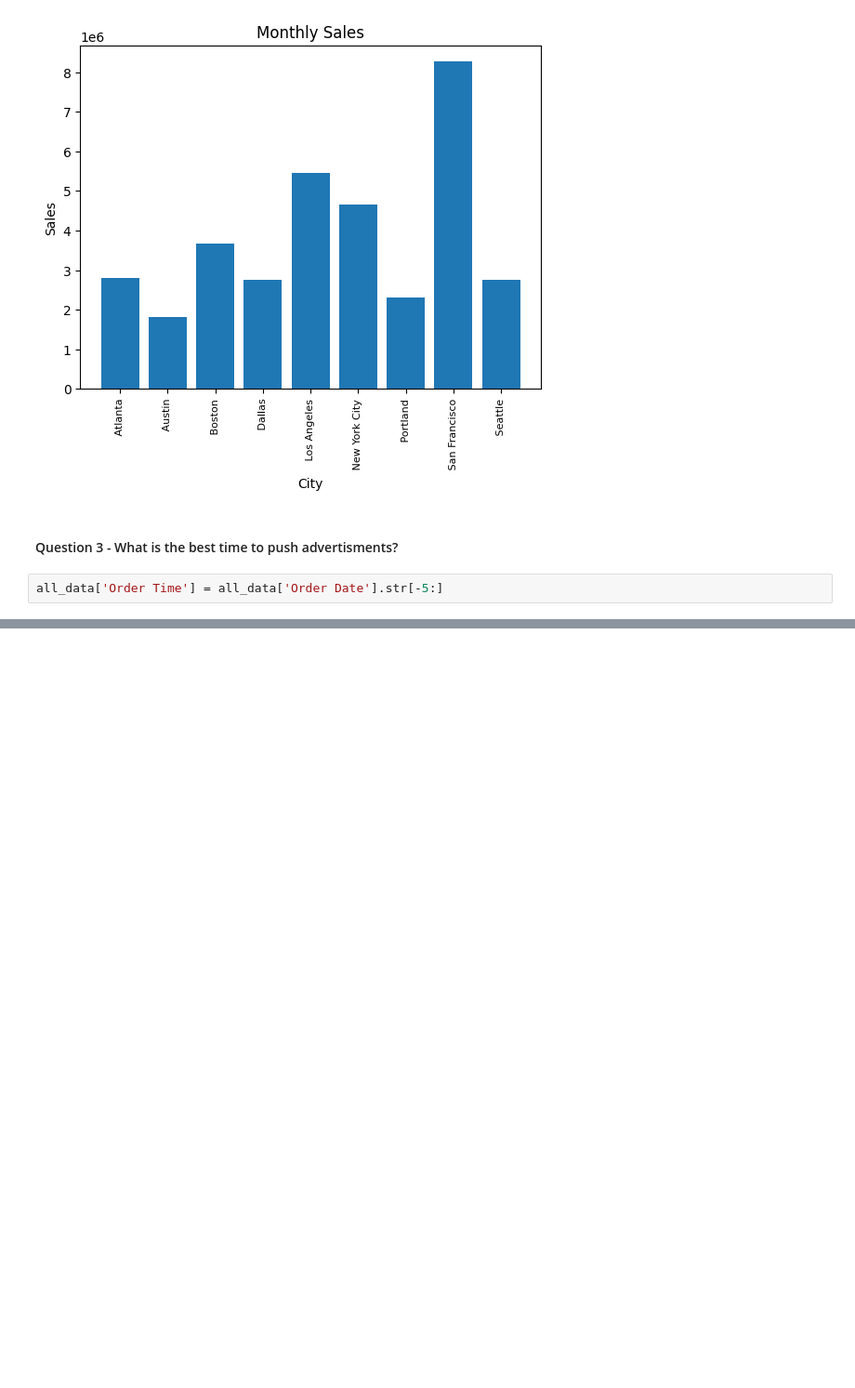
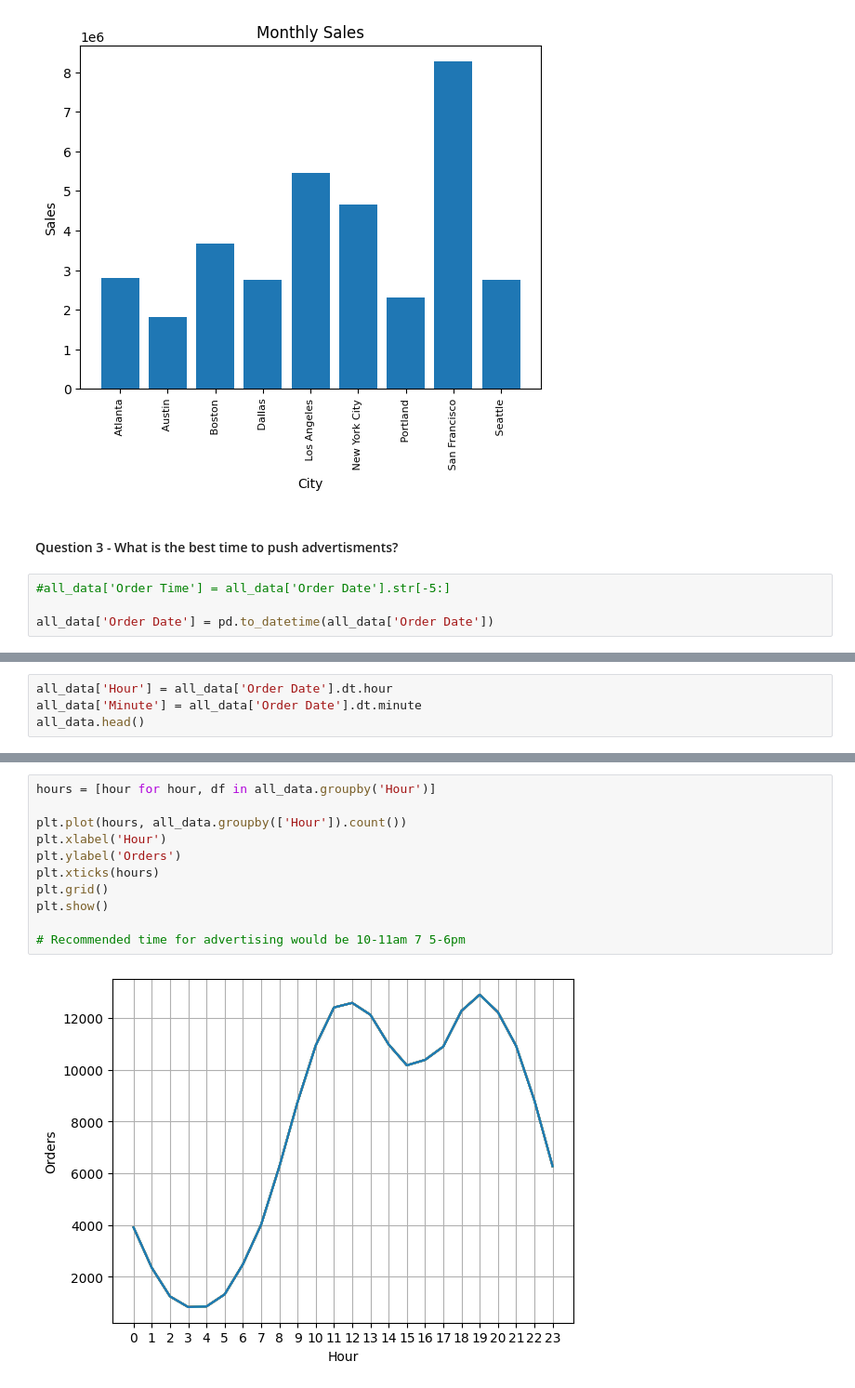
Before and after one commit to daveysull/Sales_Analysis, a Jupyter notebook: Sales_Analysis.ipynb, the cells around one changed output, grey strips where cells are left out. Shown at 93% size. Cells and saved outputs as stored; diff of their text form; blank space fills up the shorter version.

Commit message:
Advertising Hours

```diff
--- a/Sales_Analysis.ipynb
+++ b/Sales_Analysis.ipynb
@@ -178,7 +178,9 @@ plt.show()
 # %% [markdown]
 #### Question 3 - What is the best time to push advertisments?
 # %%
-all_data['Order Time'] = all_data['Order Date'].str[-5:]
+#all_data['Order Time'] = all_data['Order Date'].str[-5:]
+
+all_data['Order Date'] = pd.to_datetime(all_data['Order Date'])
 # %% [output]
 A value is trying to be set on a copy of a slice from a DataFrame.
 Try using .loc[row_indexer,col_indexer] = value instead
@@ -205,0 +190,4 @@ sorted_sales
+# %%
+all_data['Hour'] = all_data['Order Date'].dt.hour
+all_data['Minute'] = all_data['Order Date'].dt.minute
+all_data.head()
@@ -205,0 +211,13 @@ sorted_sales
+# %%
+hours = [hour for hour, df in all_data.groupby('Hour')]
+
+plt.plot(hours, all_data.groupby(['Hour']).count())
+plt.xlabel('Hour')
+plt.ylabel('Orders')
+plt.xticks(hours)
+plt.grid()
+plt.show()
+
+# Recommended time for advertising would be 10-11am 7 5-6pm
+# %% [output]
+[figure, added]
```
Also changed, not shown: parts of 3 cells of this notebook.
